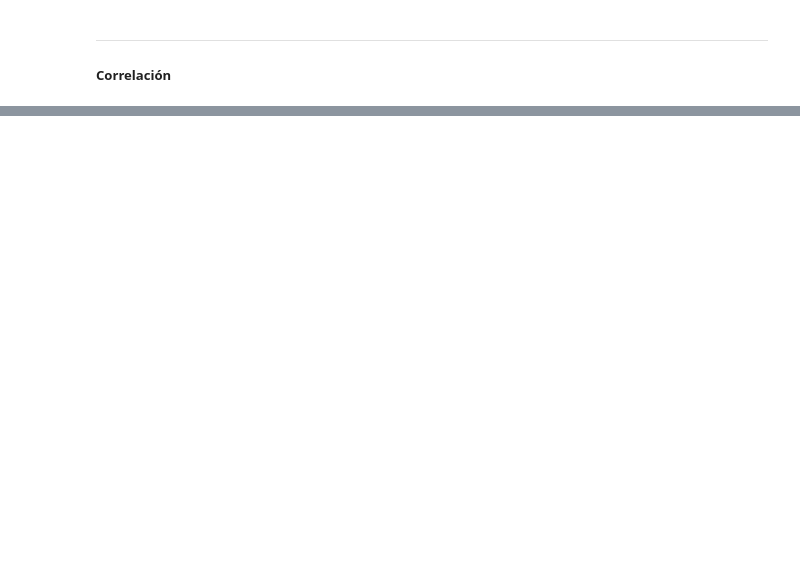
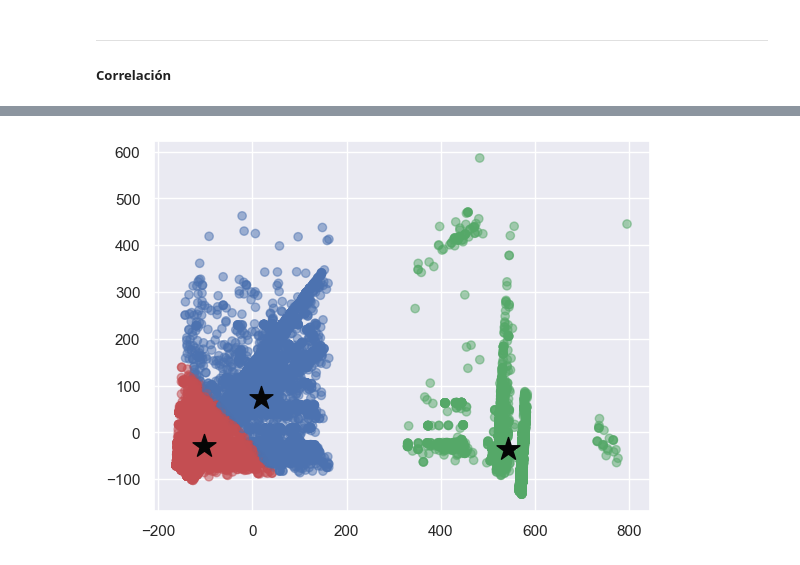
Before and after one commit to stefanoaragoni/mineria_proyecto, a Jupyter notebook: Analisis_exploratorio.ipynb, the cells around one changed output, grey strips where cells are left out. Drawn from its saved outputs; the diff is of its cells as text; code cells hidden in the pictures; blank space fills up the shorter version.

```diff
--- a/Analisis_exploratorio.ipynb
+++ b/Analisis_exploratorio.ipynb
@@ -610,0 +833,21 @@ plt.show()
+# %%
+# Calcular los centroides y los índices de asignación de clúster
+kmeans = KMeans(n_clusters=3, random_state=0).fit(pca_data)
+centroids = kmeans.cluster_centers_
+cluster_assignments = kmeans.labels_
+
+fig = plt.figure()
+ax = fig.add_subplot(111)
+
+# Assign different colors to each cluster
+colors = ['r', 'g', 'b', 'c', 'm', 'y', 'k', 'b']
+cluster_colors = [colors[i] for i in cluster_assignments]
+
+# Plot the data points
+ax.scatter(pca_data[:, 0], pca_data[:, 1], c=cluster_colors, alpha=0.5)
+
+# Plot the centroids
+ax.scatter(centroids[:, 0], centroids[:, 1], marker='*', s=300, c='#050505', alpha=1)
+
+plt.show()
+# %% [output]
@@ -610,0 +855 @@ plt.show()
+[figure, added]
```
Also changed, not shown: parts of 11 cells of this notebook.
